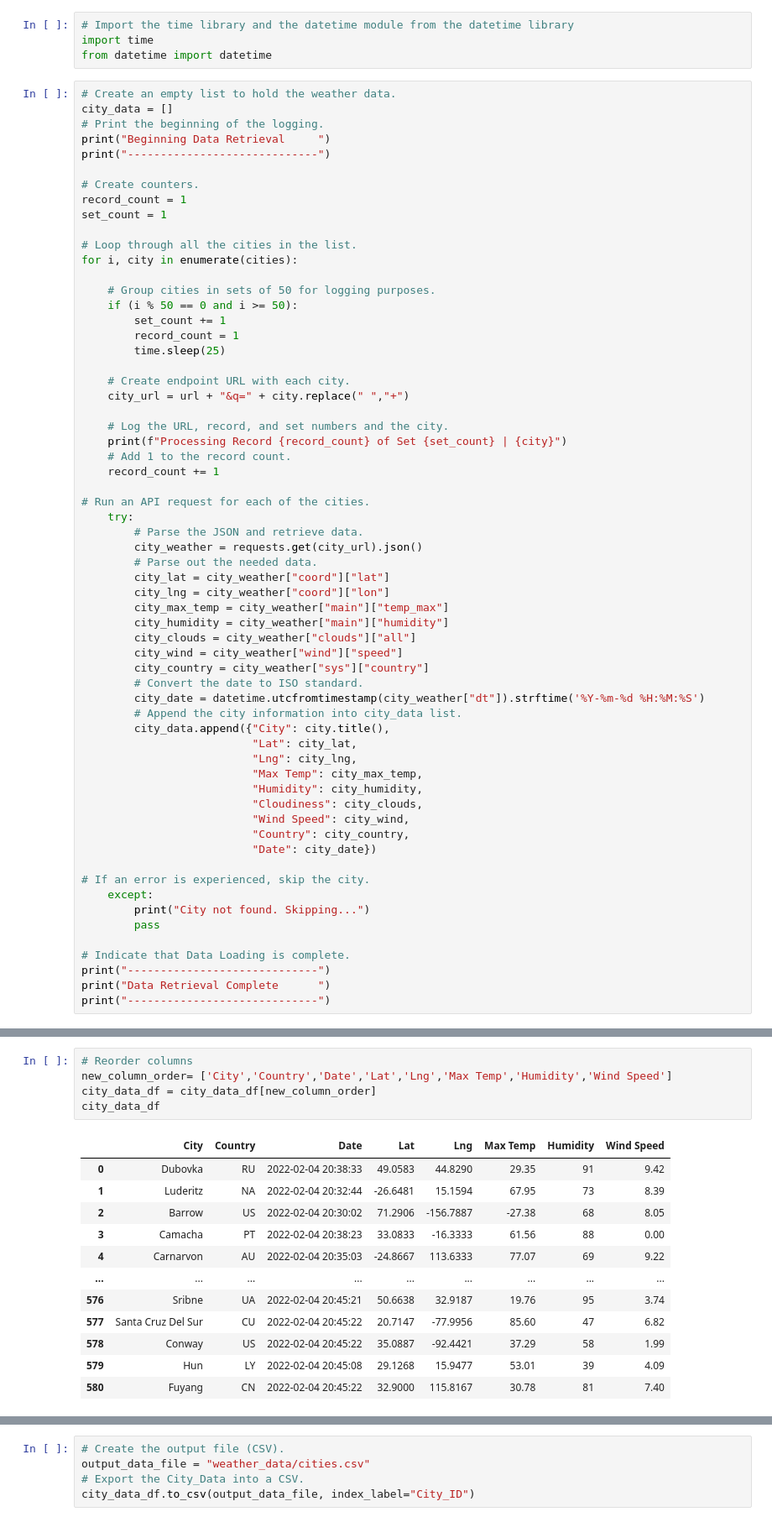
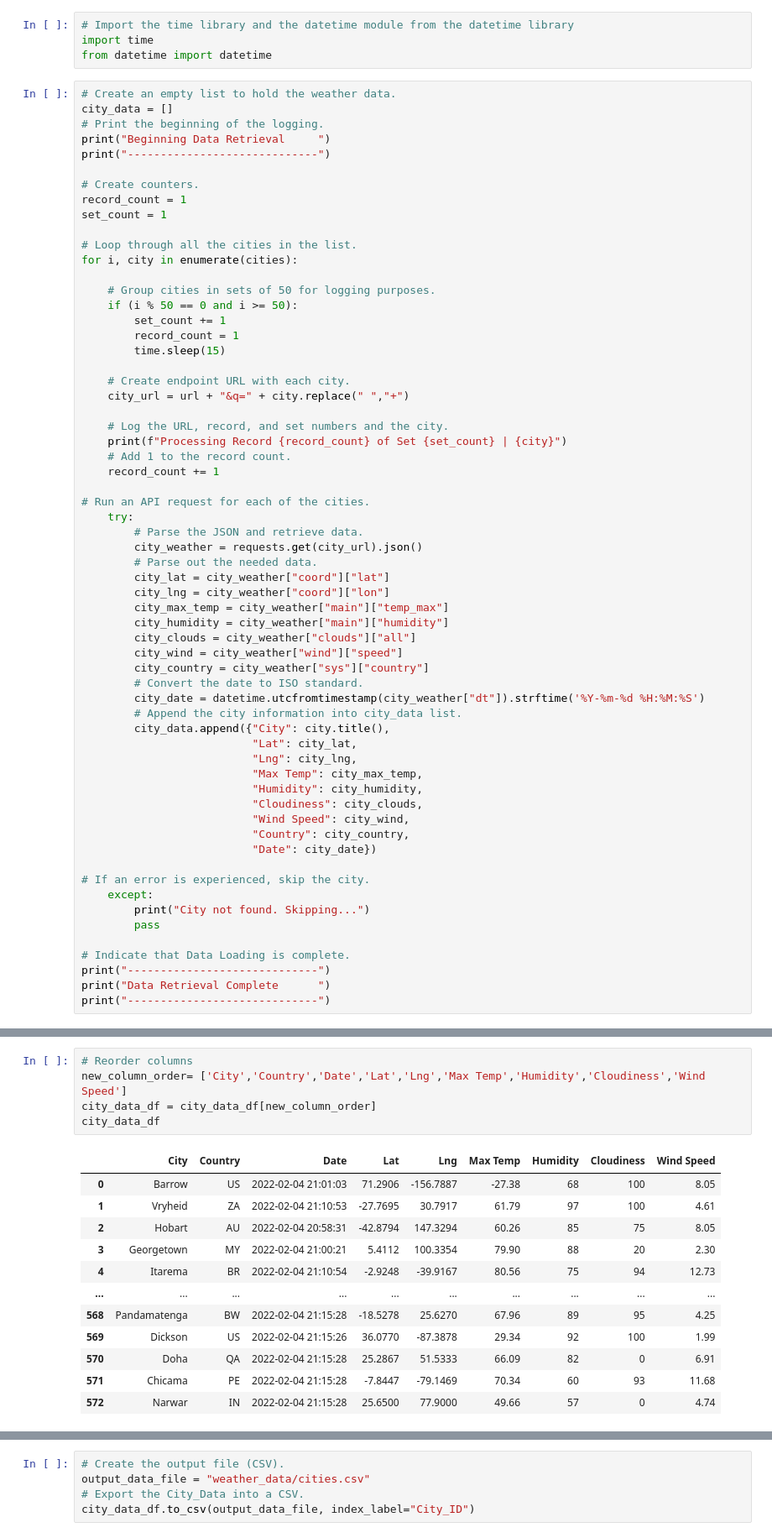
Before and after one commit to KdotGhai/World_Weather_Analysis, a Jupyter notebook: WeatherPy.ipynb, the cells around one changed output, grey strips where cells are left out. Shown at 84% size. Drawn from its saved outputs; the diff is of its cells as text.

```diff
--- a/WeatherPy.ipynb
+++ b/WeatherPy.ipynb
@@ -220,7 +220,7 @@ for i, city in enumerate(cities):
     if (i % 50 == 0 and i >= 50):
         set_count += 1
         record_count = 1
-        time.sleep(25)
+        time.sleep(15)
 
     # Create endpoint URL with each city.
     city_url = url + "&q=" + city.replace(" ","+")
@@ -301,18 +301,18 @@ city_data_df.head(10)
 # %%
 # Reorder columns
-new_column_order= ['City','Country','Date','Lat','Lng','Max Temp','Humidity','Wind Speed']
+new_column_order= ['City','Country','Date','Lat','Lng','Max Temp','Humidity','Cloudiness','Wind Speed']
 city_data_df = city_data_df[new_column_order]
 city_data_df
 # %% [output]
-|  | City | Country | Date | Lat | Lng | Max Temp | Humidity | Wind Speed |
-| 0 | Dubovka | RU | 2022-02-04 20:38:33 | 49.0583 | 44.8290 | 29.35 | 91 | 9.42 |
-| 1 | Luderitz | NA | 2022-02-04 20:32:44 | -26.6481 | 15.1594 | 67.95 | 73 | 8.39 |
-| 2 | Barrow | US | 2022-02-04 20:30:02 | 71.2906 | -156.7887 | -27.38 | 68 | 8.05 |
-| 3 | Camacha | PT | 2022-02-04 20:38:23 | 33.0833 | -16.3333 | 61.56 | 88 | 0.00 |
-| 4 | Carnarvon | AU | 2022-02-04 20:35:03 | -24.8667 | 113.6333 | 77.07 | 69 | 9.22 |
-| ... | ... | ... | ... | ... | ... | ... | ... | ... |
-| 576 | Sribne | UA | 2022-02-04 20:45:21 | 50.6638 | 32.9187 | 19.76 | 95 | 3.74 |
-| 577 | Santa Cruz Del Sur | CU | 2022-02-04 20:45:22 | 20.7147 | -77.9956 | 85.60 | 47 | 6.82 |
-| 578 | Conway | US | 2022-02-04 20:45:22 | 35.0887 | -92.4421 | 37.29 | 58 | 1.99 |
-| 579 | Hun | LY | 2022-02-04 20:45:08 | 29.1268 | 15.9477 | 53.01 | 39 | 4.09 |
-| 580 | Fuyang | CN | 2022-02-04 20:45:22 | 32.9000 | 115.8167 | 30.78 | 81 | 7.40 |
+|  | City | Country | Date | Lat | Lng | Max Temp | Humidity | Cloudiness | Wind Speed |
+| 0 | Barrow | US | 2022-02-04 21:01:03 | 71.2906 | -156.7887 | -27.38 | 68 | 100 | 8.05 |
+| 1 | Vryheid | ZA | 2022-02-04 21:10:53 | -27.7695 | 30.7917 | 61.79 | 97 | 100 | 4.61 |
+| 2 | Hobart | AU | 2022-02-04 20:58:31 | -42.8794 | 147.3294 | 60.26 | 85 | 75 | 8.05 |
+| 3 | Georgetown | MY | 2022-02-04 21:00:21 | 5.4112 | 100.3354 | 79.90 | 88 | 20 | 2.30 |
+| 4 | Itarema | BR | 2022-02-04 21:10:54 | -2.9248 | -39.9167 | 80.56 | 75 | 94 | 12.73 |
+| ... | ... | ... | ... | ... | ... | ... | ... | ... | ... |
+| 568 | Pandamatenga | BW | 2022-02-04 21:15:28 | -18.5278 | 25.6270 | 67.96 | 89 | 95 | 4.25 |
+| 569 | Dickson | US | 2022-02-04 21:15:26 | 36.0770 | -87.3878 | 29.34 | 92 | 100 | 1.99 |
+| 570 | Doha | QA | 2022-02-04 21:15:28 | 25.2867 | 51.5333 | 66.09 | 82 | 0 | 6.91 |
+| 571 | Chicama | PE | 2022-02-04 21:15:28 | -7.8447 | -79.1469 | 70.34 | 60 | 93 | 11.68 |
+| 572 | Narwar | IN | 2022-02-04 21:15:28 | 25.6500 | 77.9000 | 49.66 | 57 | 0 | 4.74 |
```
Also changed, not shown: parts of 36 cells of this notebook, 6 other files.
